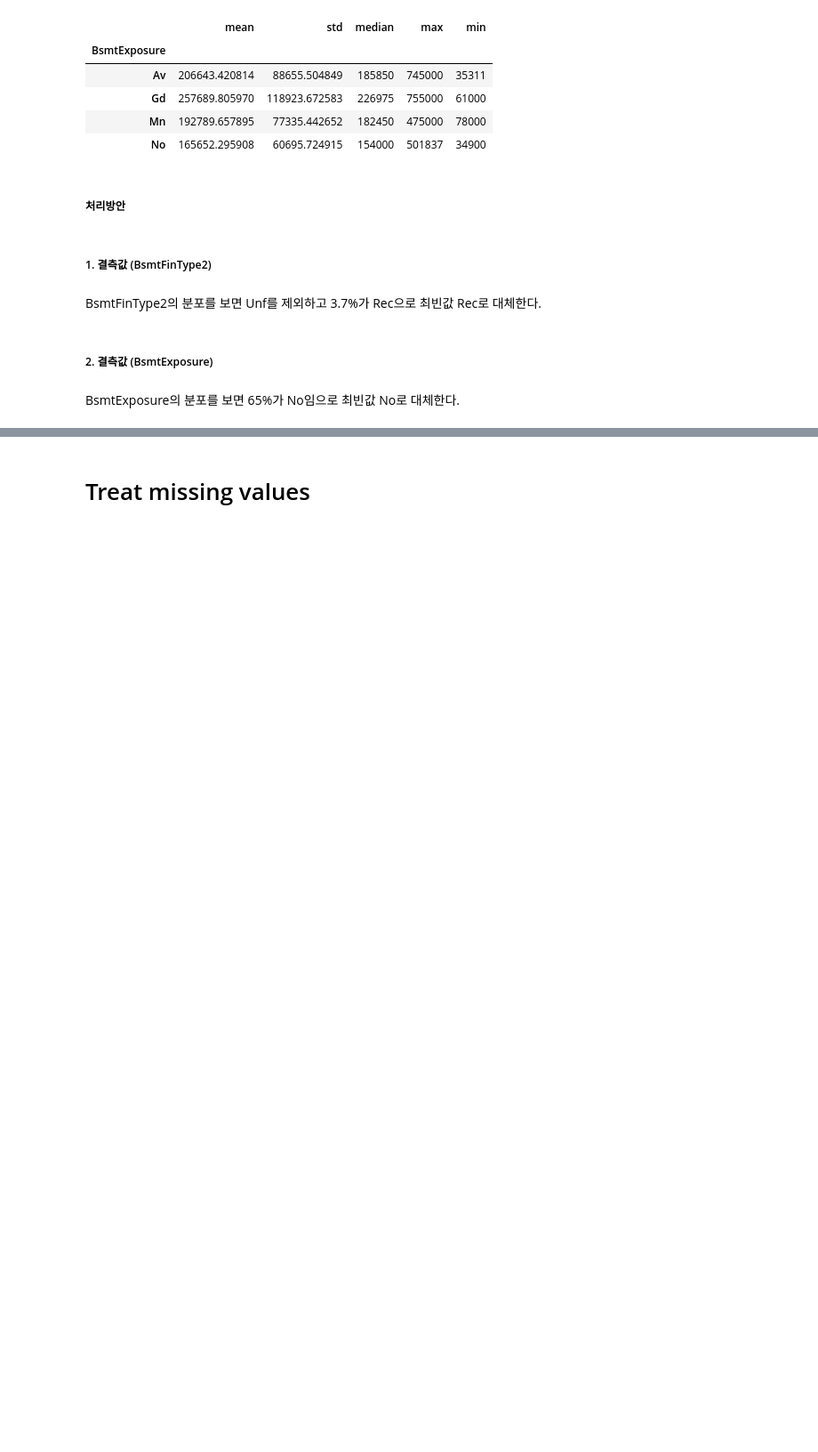
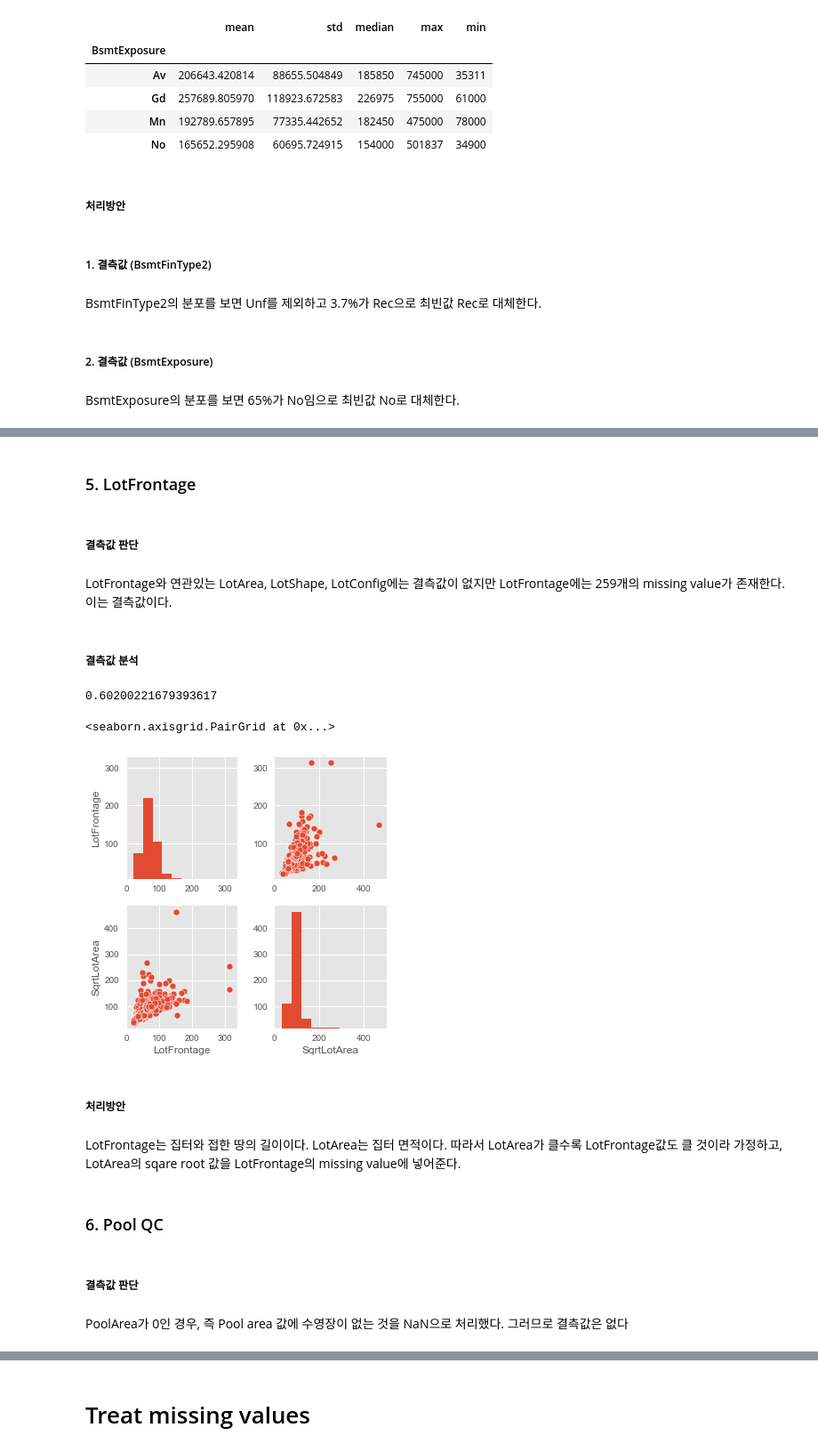
Before and after one commit to wjy5446/house-price-project, a Jupyter notebook: YoonJaeyoung/2-missing-value-treatment.ipynb, the cells around one changed output, grey strips where cells are left out. Shown at 89% size. Saved outputs shown, nothing was run; the diff lists cells and outputs as text; code cells hidden in the pictures; blank space fills up the shorter version.

```diff
--- a/YoonJaeyoung/2-missing-value-treatment.ipynb
+++ b/YoonJaeyoung/2-missing-value-treatment.ipynb
@@ -186,0 +197,29 @@ BsmtExposure의 분포를 보면 65%가 No임으로 최빈값 No로 대체한다
+# %% [markdown]
+### 5. LotFrontage
+# %% [markdown]
+##### 결측값 판단
+# %% [markdown]
+LotFrontage와 연관있는 LotArea, LotShape, LotConfig에는 결측값이 없지만 LotFrontage에는 259개의 missing value가 존재한다. 이는 결측값이다.
+# %% [markdown]
+##### 결측값 분석
+# %%
+df_train['SqrtLotArea']=np.sqrt(df_train['LotArea'])
+df_train['LotFrontage'].corr(df_train['SqrtLotArea'])
+# %% [output]
+0.60200221679393617
+# %%
+sns.pairplot(df_train[['LotFrontage', 'SqrtLotArea']].dropna())
+# %% [output]
+<seaborn.axisgrid.PairGrid at 0x...>
+[figure, added]
+# %% [markdown]
+##### 처리방안
+# %% [markdown]
+LotFrontage는 집터와 접한 땅의 길이이다. LotArea는 집터 면적이다.
+따라서 LotArea가 클수록 LotFrontage값도 클 것이라 가정하고, LotArea의 sqare root 값을 LotFrontage의 missing value에 넣어준다.
+# %% [markdown]
+### 6. Pool QC
+# %% [markdown]
+##### 결측값 판단
+# %% [markdown]
+PoolArea가 0인 경우, 즉 Pool area 값에 수영장이 없는 것을 NaN으로 처리했다. 그러므로 결측값은 없다
```
Also changed, not shown: parts of 27 cells of this notebook.
